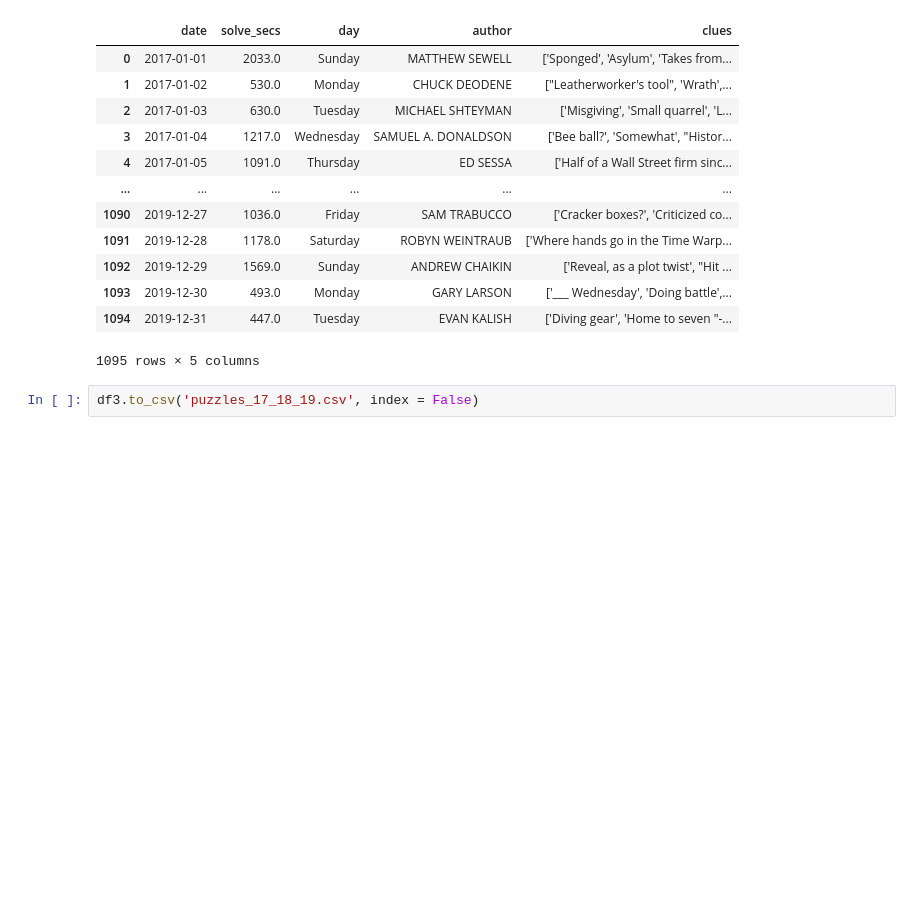
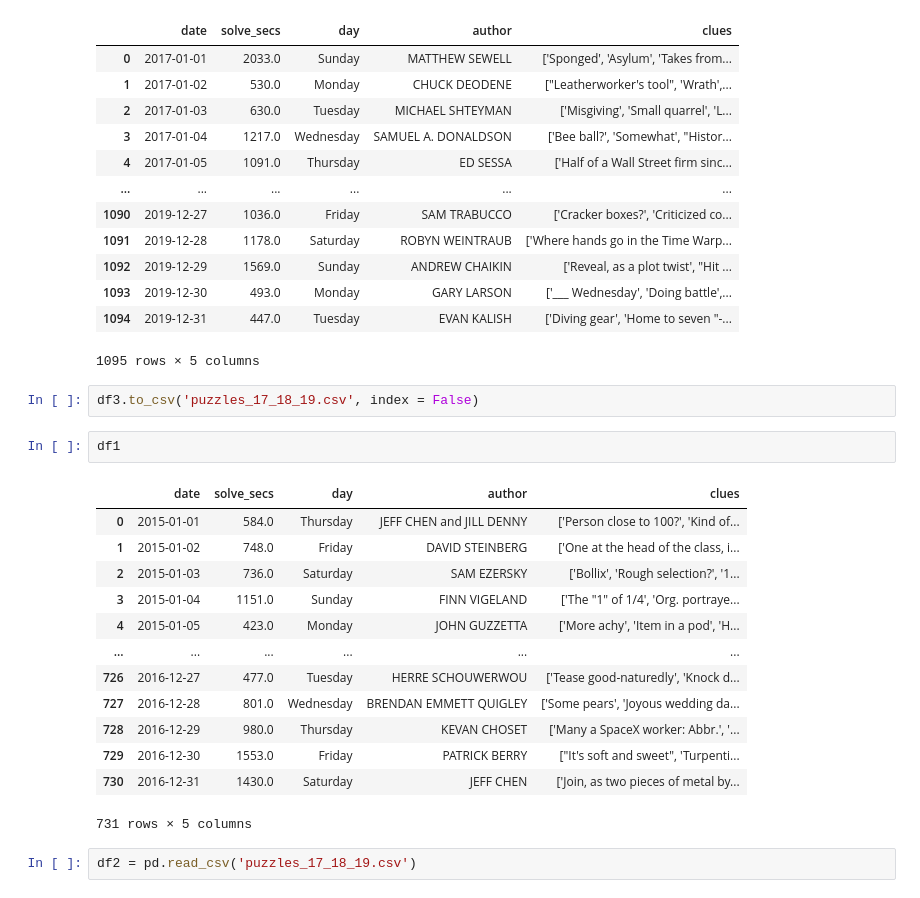
Before and after one commit to kejohnson1231/Crosswords, a Jupyter notebook: capstone_one_code.ipynb, the cells around one changed output. Saved outputs shown, nothing was run; the diff lists cells and outputs as text; blank space fills up the shorter version.

```diff
--- a/capstone_one_code.ipynb
+++ b/capstone_one_code.ipynb
@@ -1023,3 +1043,21 @@ df3.reset_index(drop=True, inplace=True)
 1095 rows × 5 columns
 # %%
 df3.to_csv('puzzles_17_18_19.csv', index = False)
+# %%
+df1
+# %% [output]
+|  | date | solve_secs | day | author | clues |
+| 0 | 2015-01-01 | 584.0 | Thursday | JEFF CHEN and JILL DENNY | ['Person close to 100?', 'Kind of... |
+| 1 | 2015-01-02 | 748.0 | Friday | DAVID STEINBERG | ['One at the head of the class, i... |
+| 2 | 2015-01-03 | 736.0 | Saturday | SAM EZERSKY | ['Bollix', 'Rough selection?', '1... |
+| 3 | 2015-01-04 | 1151.0 | Sunday | FINN VIGELAND | ['The "1" of 1/4', 'Org. portraye... |
+| 4 | 2015-01-05 | 423.0 | Monday | JOHN GUZZETTA | ['More achy', 'Item in a pod', 'H... |
+| ... | ... | ... | ... | ... | ... |
+| 726 | 2016-12-27 | 477.0 | Tuesday | HERRE SCHOUWERWOU | ['Tease good-naturedly', 'Knock d... |
+| 727 | 2016-12-28 | 801.0 | Wednesday | BRENDAN EMMETT QUIGLEY | ['Some pears', 'Joyous wedding da... |
+| 728 | 2016-12-29 | 980.0 | Thursday | KEVAN CHOSET | ['Many a SpaceX worker: Abbr.', '... |
+| 729 | 2016-12-30 | 1553.0 | Friday | PATRICK BERRY | ["It's soft and sweet", 'Turpenti... |
+| 730 | 2016-12-31 | 1430.0 | Saturday | JEFF CHEN | ['Join, as two pieces of metal by... |
+731 rows × 5 columns
+# %%
+df2 = pd.read_csv('puzzles_17_18_19.csv')
```
Also changed, not shown: parts of 10 cells of this notebook, 3 other files.
